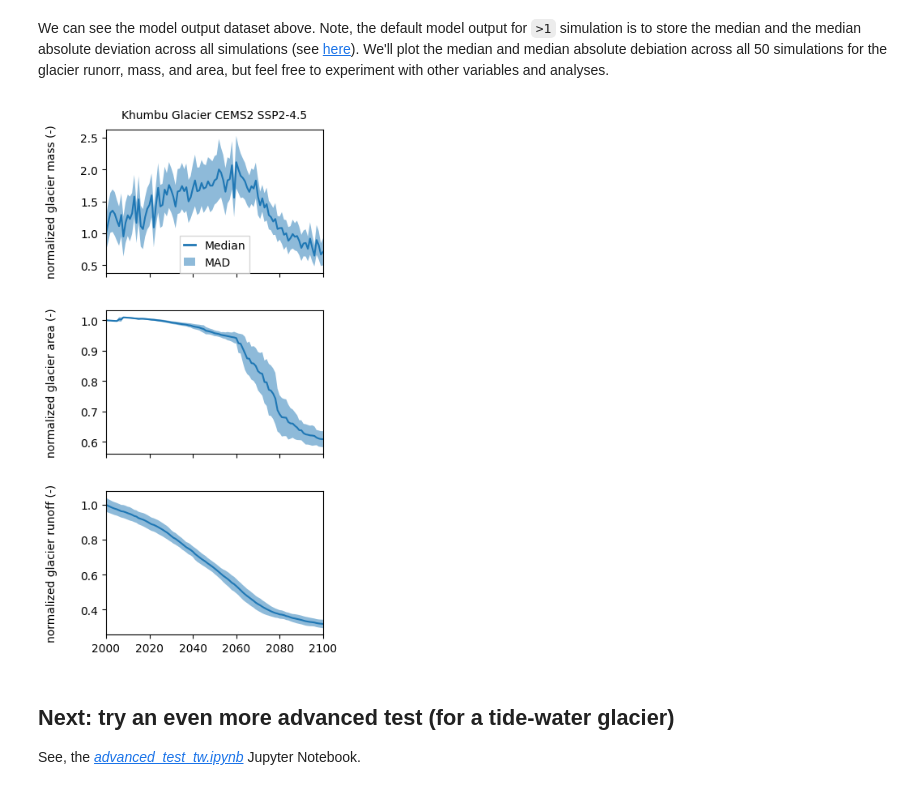
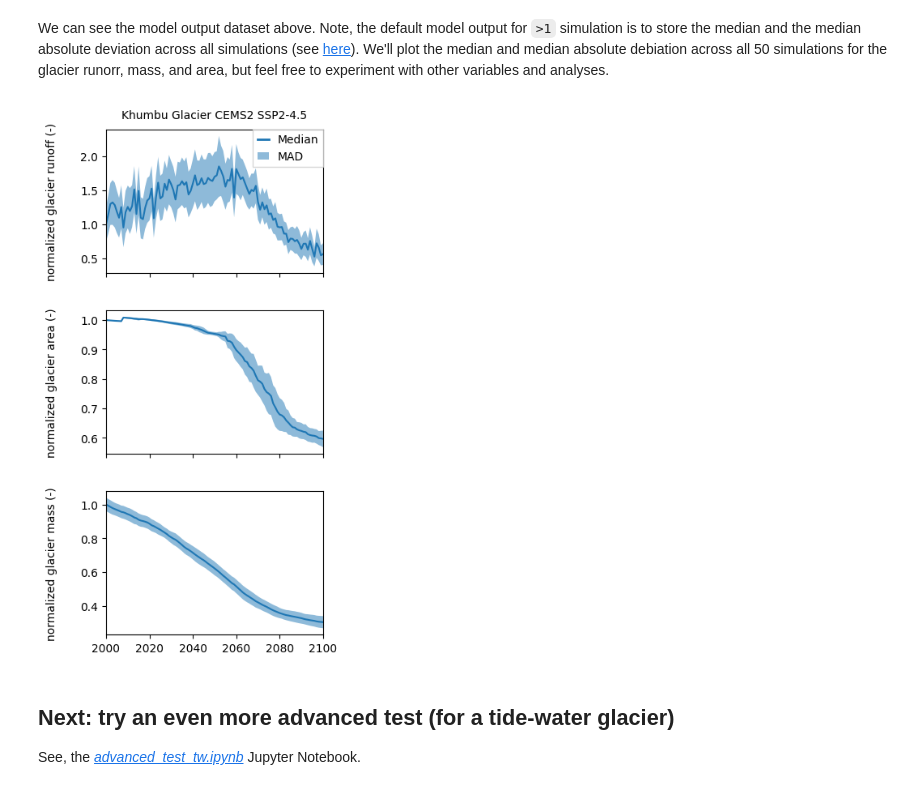
Before and after one commit to PyGEM-Community/PyGEM-notebooks, a Jupyter notebook: advanced_test.ipynb, the cells around one changed output. Saved outputs shown, nothing was run; the diff lists cells and outputs as text; code cells hidden in the pictures.

```diff
--- a/advanced_test.ipynb
+++ b/advanced_test.ipynb
@@ -238,37 +238,37 @@ ax[0].fill_between(year,
                     (runoff[0] + runoff[1]) / runoff[0][0],
                     alpha=.5,
                     label='MAD')
 
 ax[1].plot(year,area[0]/area[0][0])
 ax[1].fill_between(year,
                     (area[0] - area[1]) / area[0][0],
                     (area[0] + area[1]) / area[0][0],
                     alpha=.5)
 
 ax[2].plot(year,mass[0]/mass[0][0])
 ax[2].fill_between(year,
                     (mass[0] - mass[1]) / mass[0][0],
                     (mass[0] + mass[1]) / mass[0][0],
                     alpha=.5)
 
 # create legend
-leg = ax[0].legend(fancybox=False,borderaxespad=0,handlelength=1)
+leg = ax[0].legend(fancybox=False,borderaxespad=0,handlelength=1,loc='upper right')
 # increase linewidths in legend
 
 for line in leg.get_lines():
     line.set_linewidth(2)
 
 # set x axis limits to temporal extent of our data
 ax[0].set_xlim([2000,2100])
 # create x and y axis labels
-ax[0].text(-0.25, 0.5, 'normalized glacier mass (-)', va='center', ha='center', rotation=90, transform=ax[0].transAxes)
+ax[0].text(-0.25, 0.5, 'normalized glacier runoff (-)', va='center', ha='center', rotation=90, transform=ax[0].transAxes)
 ax[1].text(-0.25, 0.5, 'normalized glacier area (-)', va='center', ha='center', rotation=90, transform=ax[1].transAxes)
-ax[2].text(-0.25, 0.5, 'normalized glacier runoff (-)', va='center', ha='center', rotation=90, transform=ax[2].transAxes)
+ax[2].text(-0.25, 0.5, 'normalized glacier mass (-)', va='center', ha='center', rotation=90, transform=ax[2].transAxes)
 # title
 ax[0].text(.5, 1.1, 'Khumbu Glacier CEMS2 SSP2-4.5', va='center', ha='center', rotation=0, transform=ax[0].transAxes)
 fig.tight_layout()
 # %% [output]
-[figure, old version]
+[figure, new version]
 # %% [markdown]
 ## Next: try an even more advanced test (for a tide-water glacier)
 See, the [*advanced_test_tw.ipynb*](https://github.com/PyGEM-Community/PyGEM-notebooks/blob/main/advanced_test_tw.ipynb) Jupyter Notebook.
```
Also changed, not shown: parts of 6 cells of this notebook, 2 other files.
